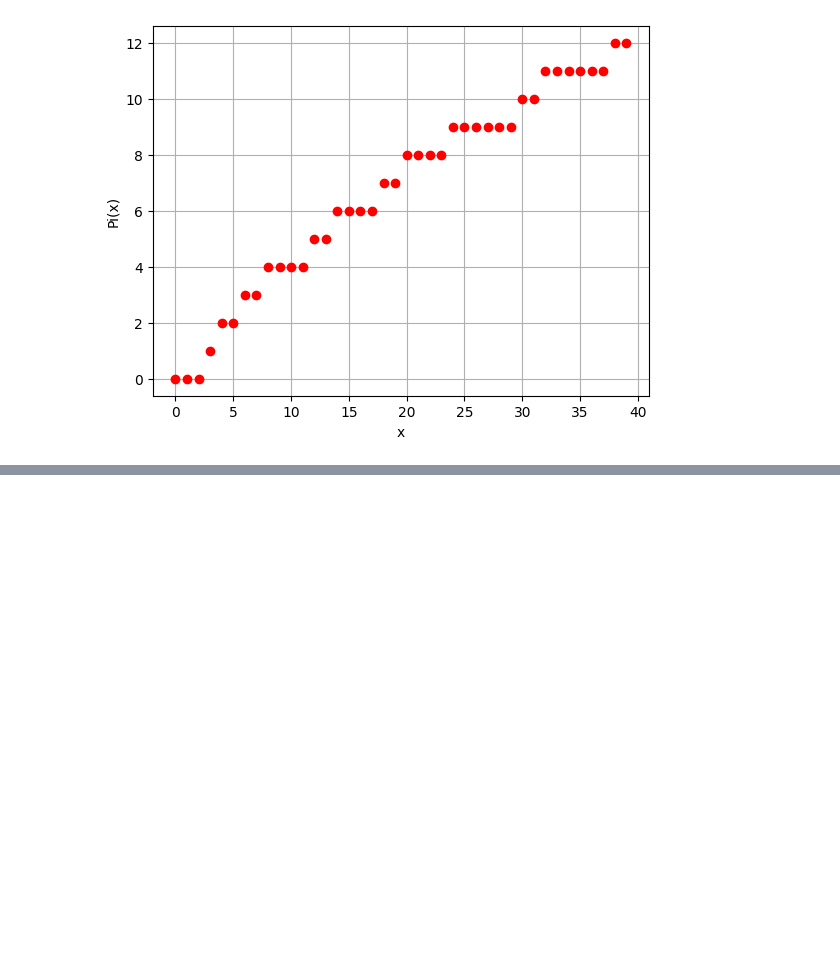
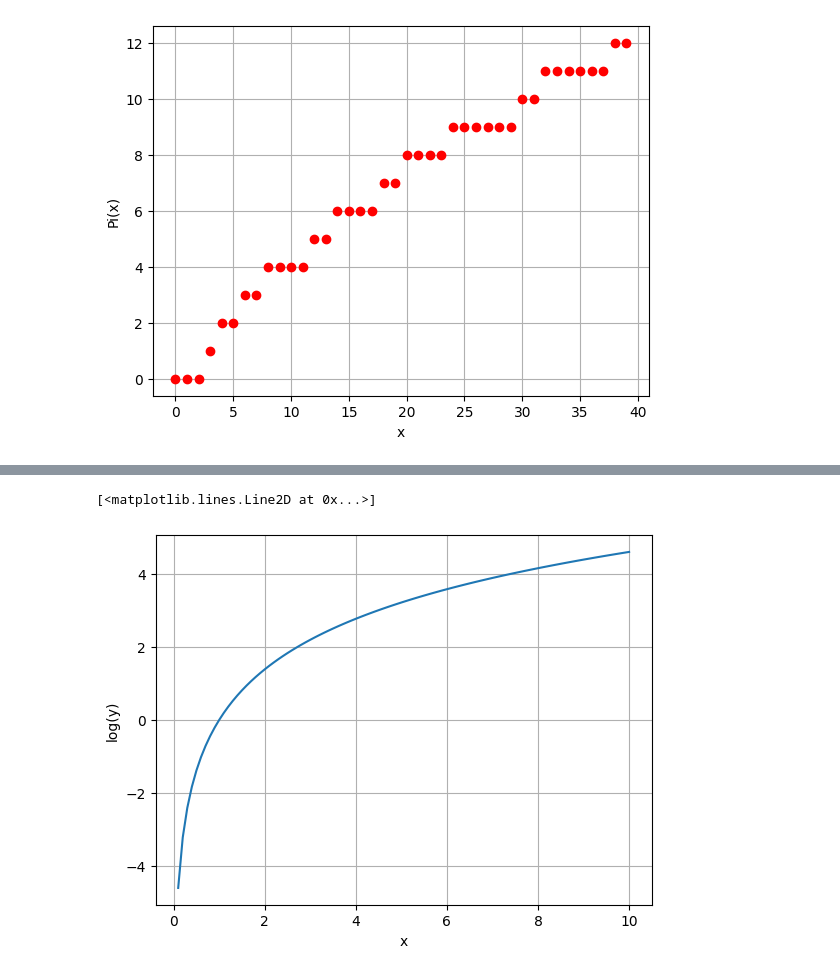
Before and after one commit to NiallCarbery/Computational_Science, a Jupyter notebook: ACM20030-Assignment-1.ipynb, the cells around one changed output, grey strips where cells are left out. Saved outputs shown, nothing was run; the diff lists cells and outputs as text; code cells hidden in the pictures; blank space fills up the shorter version.

```diff
--- a/ACM20030-Assignment-1.ipynb
+++ b/ACM20030-Assignment-1.ipynb
@@ -136,0 +155,10 @@ plt.plot(x, Pi, 'ro')
+# %%
+# Question 3c)
+#log graph
+plt.xlabel("x")
+plt.ylabel("log(y)")
+plt.grid(True)
+plt.plot(x,np.log(y))
+# %% [output]
+[<matplotlib.lines.Line2D at 0x...>]
+[figure, added]
```
Also changed, not shown: parts of 4 cells of this notebook.
